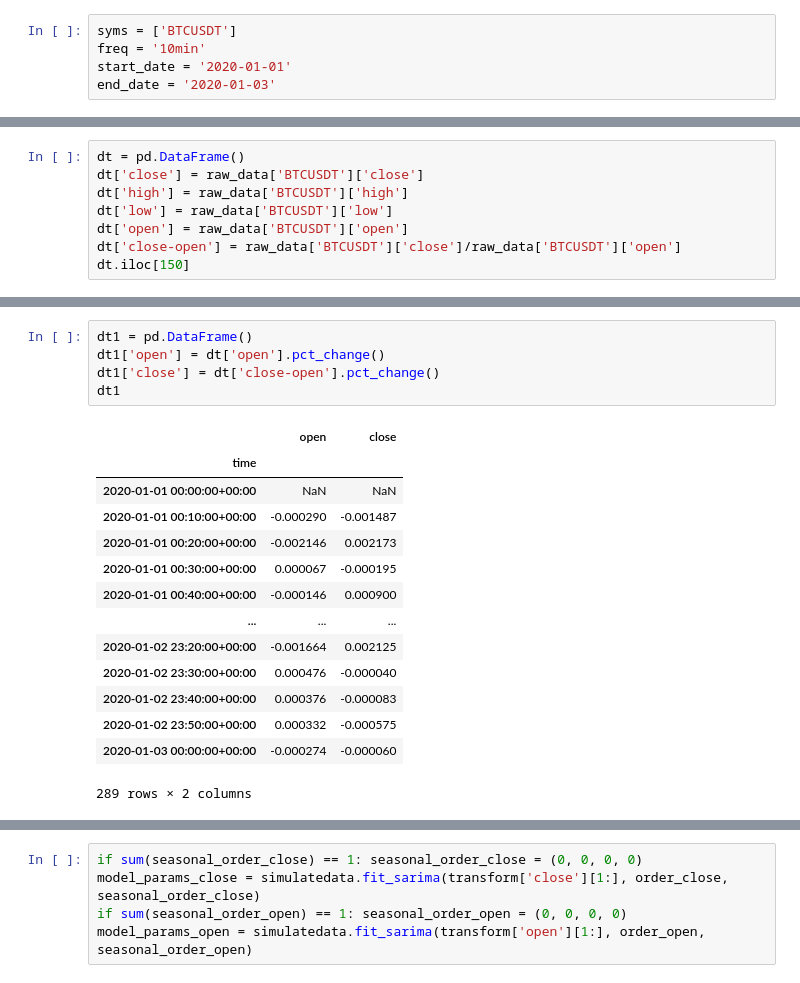
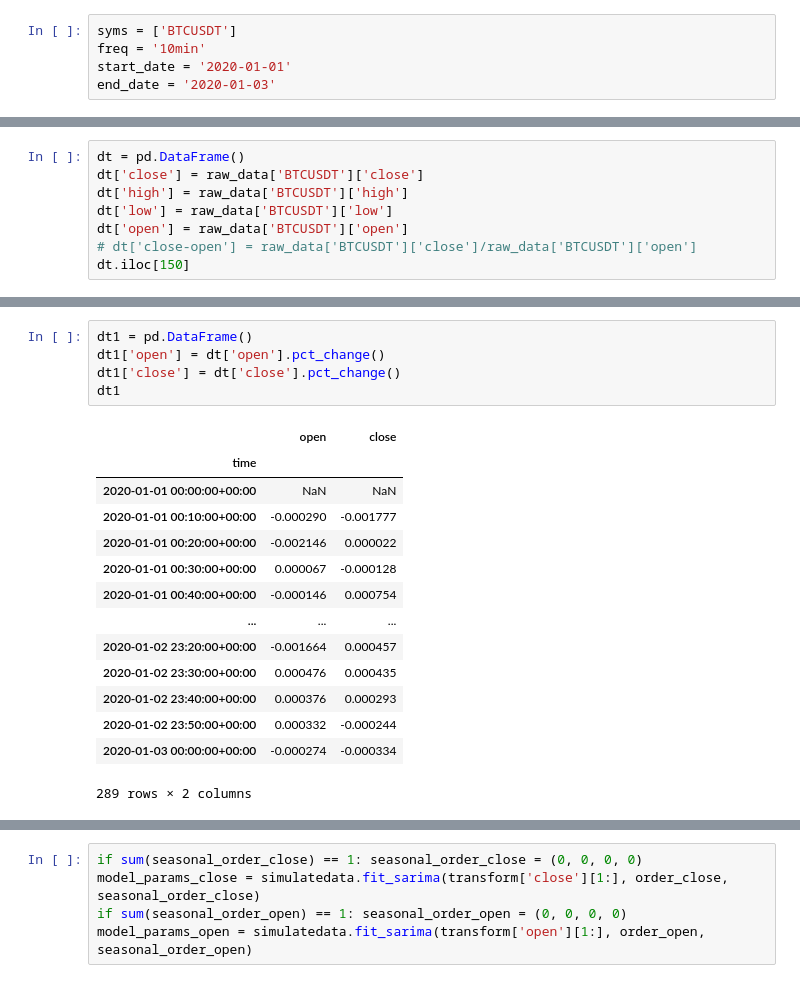
Before and after one commit to Bin1711/Binance, a Jupyter notebook: simulation_test.ipynb, the cells around one changed output, grey strips where cells are left out. Cells and saved outputs as stored; diff of their text form.

```diff
--- a/simulation_test.ipynb
+++ b/simulation_test.ipynb
@@ -47,6 +47,6 @@ dt['close'] = raw_data['BTCUSDT']['close']
 dt['high'] = raw_data['BTCUSDT']['high']
 dt['low'] = raw_data['BTCUSDT']['low']
 dt['open'] = raw_data['BTCUSDT']['open']
-dt['close-open'] = raw_data['BTCUSDT']['close']/raw_data['BTCUSDT']['open']
+# dt['close-open'] = raw_data['BTCUSDT']['close']/raw_data['BTCUSDT']['open']
 dt.iloc[150]
 # %% [output]
@@ -59,20 +58,20 @@ Name: 2020-01-02 01:00:00+00:00, dtype: float64
 # %%
 dt1 = pd.DataFrame()
 dt1['open'] = dt['open'].pct_change()
-dt1['close'] = dt['close-open'].pct_change()
+dt1['close'] = dt['close'].pct_change()
 dt1
 # %% [output]
 |  | open | close |
 | time |  |  |
 | 2020-01-01 00:00:00+00:00 | NaN | NaN |
-| 2020-01-01 00:10:00+00:00 | -0.000290 | -0.001487 |
-| 2020-01-01 00:20:00+00:00 | -0.002146 | 0.002173 |
-| 2020-01-01 00:30:00+00:00 | 0.000067 | -0.000195 |
-| 2020-01-01 00:40:00+00:00 | -0.000146 | 0.000900 |
+| 2020-01-01 00:10:00+00:00 | -0.000290 | -0.001777 |
+| 2020-01-01 00:20:00+00:00 | -0.002146 | 0.000022 |
+| 2020-01-01 00:30:00+00:00 | 0.000067 | -0.000128 |
+| 2020-01-01 00:40:00+00:00 | -0.000146 | 0.000754 |
 | ... | ... | ... |
-| 2020-01-02 23:20:00+00:00 | -0.001664 | 0.002125 |
-| 2020-01-02 23:30:00+00:00 | 0.000476 | -0.000040 |
-| 2020-01-02 23:40:00+00:00 | 0.000376 | -0.000083 |
-| 2020-01-02 23:50:00+00:00 | 0.000332 | -0.000575 |
-| 2020-01-03 00:00:00+00:00 | -0.000274 | -0.000060 |
+| 2020-01-02 23:20:00+00:00 | -0.001664 | 0.000457 |
+| 2020-01-02 23:30:00+00:00 | 0.000476 | 0.000435 |
+| 2020-01-02 23:40:00+00:00 | 0.000376 | 0.000293 |
+| 2020-01-02 23:50:00+00:00 | 0.000332 | -0.000244 |
+| 2020-01-03 00:00:00+00:00 | -0.000274 | -0.000334 |
 289 rows × 2 columns
```
Also changed, not shown: parts of 14 cells of this notebook.
